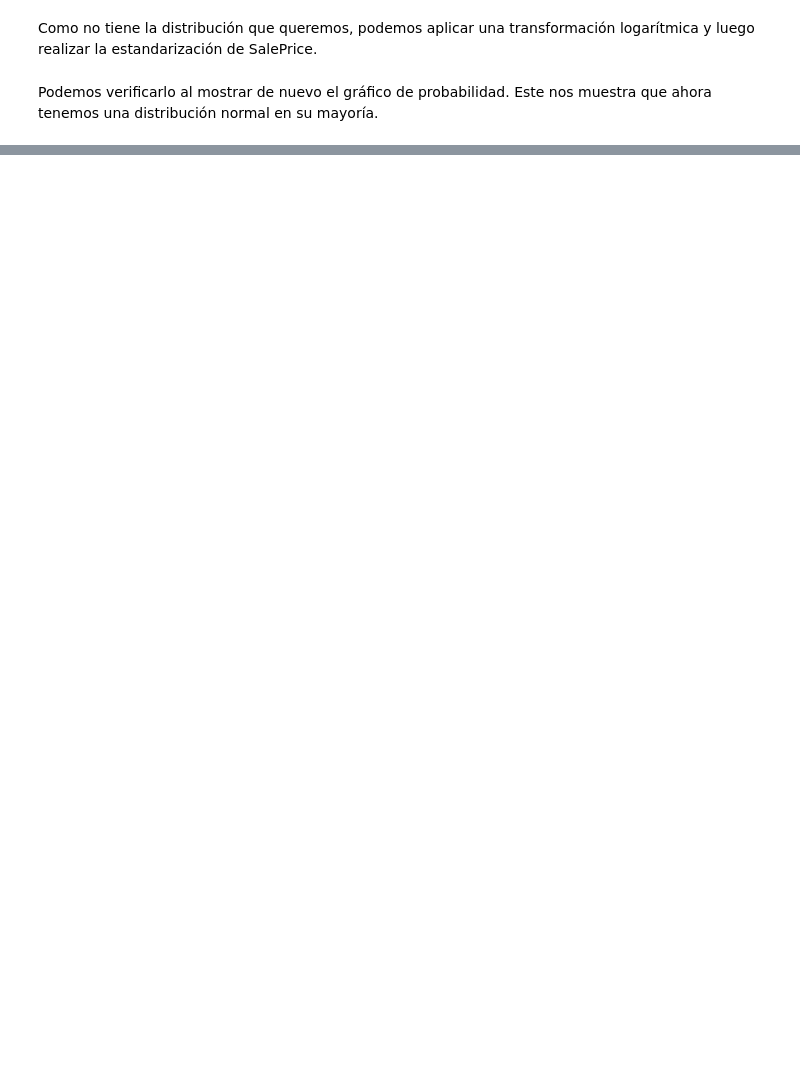
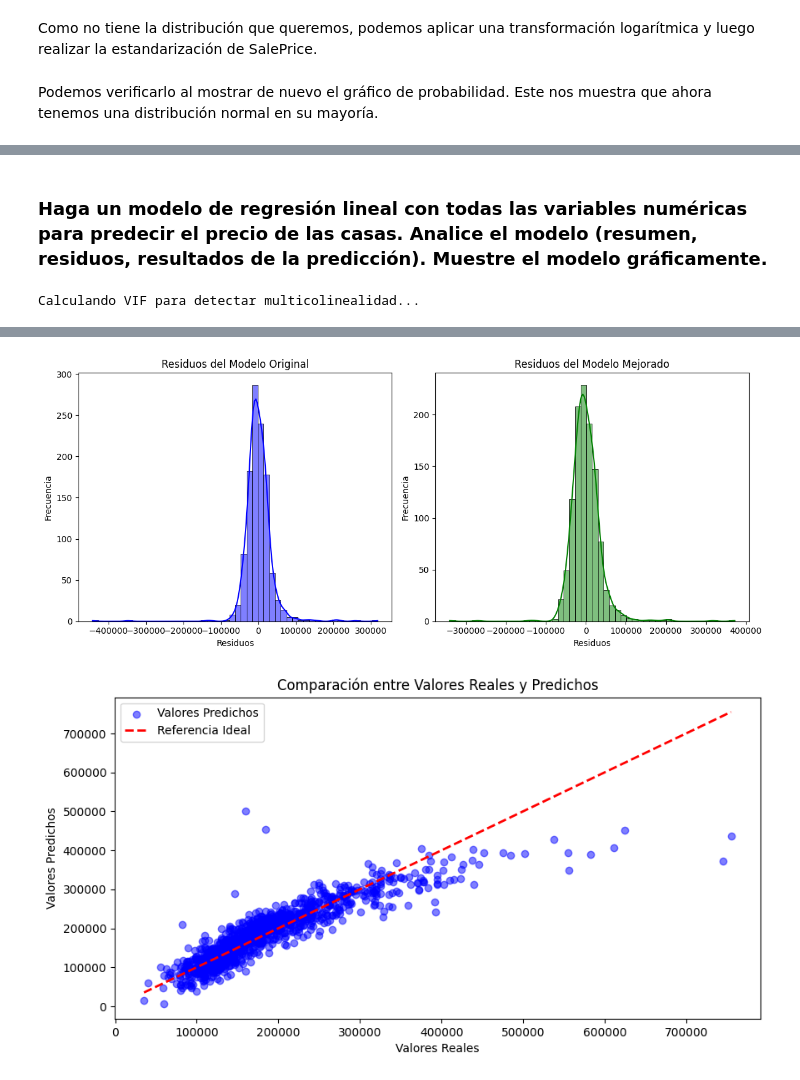
Before and after one commit to SRV-JSPA/Proyecto1_MD, a Jupyter notebook: proyecto1.ipynb, the cells around one changed output, grey strips where cells are left out. Cells and saved outputs as stored; diff of their text form; code cells hidden in the pictures; blank space fills up the shorter version.

```diff
--- a/proyecto1.ipynb
+++ b/proyecto1.ipynb
@@ -258,0 +354,72 @@ plt.show()
+# %% [markdown]
+### Haga un modelo de regresión lineal con todas las variables numéricas para predecir el precio de las casas. Analice el modelo (resumen, residuos, resultados de la predicción). Muestre el modelo gráficamente.
+# %%
+from statsmodels.stats.outliers_influence import variance_inflation_factor
+from sklearn.metrics import mean_absolute_error, mean_squared_error, r2_score
+
+def calcular_vif(X):
+    vif_data = pd.DataFrame()
+    vif_data["Variable"] = X.columns
+    vif_data["VIF"] = [variance_inflation_factor(X.values, i) for i in range(X.shape[1])]
+    return vif_data
+
+print("Calculando VIF para detectar multicolinealidad...")
+vif_inicial = calcular_vif(X_multi)
+print(vif_inicial.sort_values(by="VIF", ascending=False))
+
+variables_reducidas = vif_inicial[vif_inicial["VIF"] < 10]["Variable"].tolist()
+
+if "const" not in variables_reducidas:
+    variables_reducidas.insert(0, "const")
+
+X_reducido = X_multi[variables_reducidas]
+
+modelo_mejorado = sm.OLS(y, X_reducido).fit()
+
+print(modelo_mejorado.summary())
+
+y_pred = modelo_mejorado.predict(X_reducido)
+mae = mean_absolute_error(y, y_pred)
+mse = mean_squared_error(y, y_pred)
+rmse = np.sqrt(mse)
+r2 = r2_score(y, y_pred)
+
+print(f"\nEvaluación del Modelo Mejorado:")
+print(f"MAE (Error Absoluto Medio): {mae:.2f}")
+print(f"MSE (Error Cuadrático Medio): {mse:.2f}")
+print(f"RMSE (Raíz del MSE): {rmse:.2f}")
+print(f"R² (Coeficiente de Determinación): {r2:.4f}")
+
+plt.figure(figsize=(12, 5))
+
+plt.subplot(1, 2, 1)
+sns.histplot(modelo_multivariable.resid, bins=50, kde=True, color="blue")
+plt.xlabel("Residuos")
+plt.ylabel("Frecuencia")
+plt.title("Residuos del Modelo Original")
+
+plt.subplot(1, 2, 2)
+sns.histplot(modelo_mejorado.resid, bins=50, kde=True, color="green")
+plt.xlabel("Residuos")
+plt.ylabel("Frecuencia")
+plt.title("Residuos del Modelo Mejorado")
+
+plt.tight_layout()
+plt.show()
+
+plt.figure(figsize=(10, 5))
+plt.scatter(y, y_pred, alpha=0.5, color="blue", label="Valores Predichos")
+plt.plot([y.min(), y.max()], [y.min(), y.max()], color="red", linestyle="dashed", lw=2, label="Referencia Ideal")
+plt.xlabel("Valores Reales")
+plt.ylabel("Valores Predichos")
+plt.title("Comparación entre Valores Reales y Predichos")
+plt.legend()
+plt.show()
+
+sns.regplot(x=y, y=y_pred, scatter_kws={"alpha":0.5}, line_kws={"color":"red"})
+plt.xlabel("Valores Reales")
+plt.ylabel("Valores Predichos")
+plt.title("Curva de Regresión del Modelo Mejorado")
+plt.show()
+# %% [output]
+Calculando VIF para detectar multicolinealidad...
@@ -258,0 +443,2 @@ plt.show()
+[figure, added]
+[figure, added]
```
Also changed, not shown: parts of 10 cells of this notebook.
